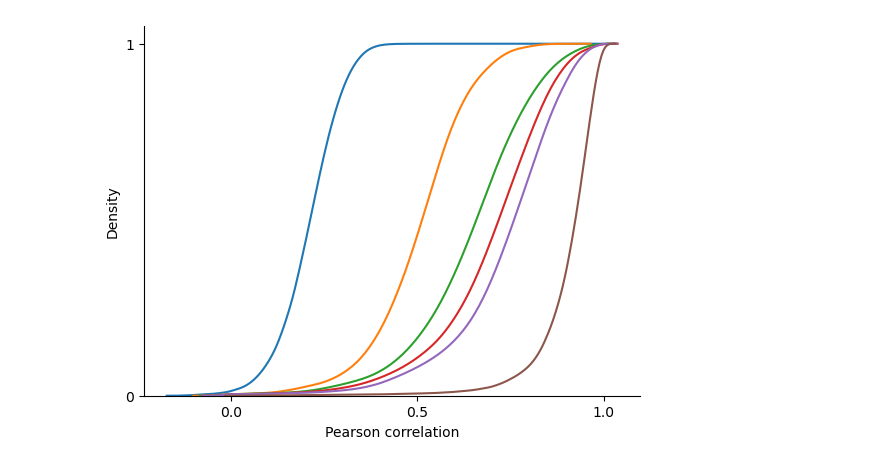
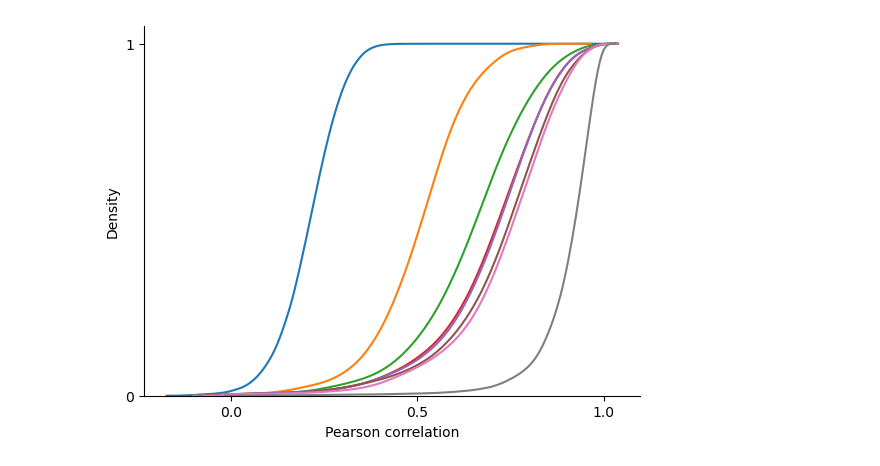
Before and after one commit to Danko-Lab/clipnet_ablation, a Jupyter notebook: evaluation_metrics/ensemble_predictions_fixed.ipynb, the cells around one changed output. Saved outputs shown, nothing was run; the diff lists cells and outputs as text; code cells hidden in the pictures.

```diff
--- a/evaluation_metrics/ensemble_predictions_fixed.ipynb
+++ b/evaluation_metrics/ensemble_predictions_fixed.ipynb
@@ -64,6 +64,4 @@ full_pearson = pd.read_csv(
 )
 
 # Subsample
-subsample_pearson = pd.read_csv(
-    os.path.join("subsample_run_0_track_corr.csv.gz"), index_col=0
-).T
+subsample_pearson = pd.read_csv("subsample_run_0_track_corr.csv.gz", index_col=0)
@@ -86,29 +68,30 @@ replicate_corr
 # %%
-# Plot cdfs of pearson correlations (not used in paper, but here for completion's sake)
+# Plot cdfs of pearson correlations
 
 fig, d = plt.subplots()
 sns.kdeplot(list(mean_predictor_corr.mean(axis=0)) + [1], cumulative=True)
-sns.kdeplot(subsample_pearson[0], cumulative=True)
-sns.kdeplot(subsample_pearson[1], cumulative=True)
-sns.kdeplot(subsample_pearson[2], cumulative=True)
-#sns.kdeplot(subsample_pearson[3], cumulative=True)
+sns.kdeplot(subsample_pearson.iloc[:, 0], cumulative=True)
+sns.kdeplot(subsample_pearson.iloc[:, 1], cumulative=True)
+sns.kdeplot(subsample_pearson.iloc[:, 2], cumulative=True)
+sns.kdeplot(subsample_pearson.iloc[:, 3], cumulative=True)
+sns.kdeplot(subsample_pearson.iloc[:, 4], cumulative=True)
 sns.kdeplot(full_pearson.values.reshape(-1), cumulative=True)
 sns.kdeplot(replicate_corr.values.reshape(-1), cumulative=True)
 
 #plt.axvline(np.nanmedian(mean_predictor_corr), 0, 1, color=colors[0], linestyle="--")
 #plt.axvline(np.nanmedian(subsample_pearson[0]), 0, 1, color=colors[1], linestyle="--")
 #plt.axvline(np.nanmedian(subsample_pearson[1]), 0, 1, color=colors[2], linestyle="--")
 #plt.axvline(np.nanmedian(subsample_pearson[2]), 0, 1, color=colors[3], linestyle="--")
 #plt.axvline(np.nanmedian(full_pearson), 0, 1, color=colors[4], linestyle="--")
 #plt.axvline(np.nanmedian(replicate_corr), 0, 1, color=colors[5], linestyle="--")
 
 d.set_yticks([0, 1])
 #d.set_yticklabels(["", ""])
 d.set_xticks([0, 0.5, 1])
 #d.set_xticklabels(["", "", ""])
 d.set_ylabel("Density")
 d.set_xlabel("Pearson correlation")
 sns.despine()
 plt.savefig("subsample_predictions_pearson_cdf.pdf")
 # %% [output]
-[figure, old version]
+[figure, new version]
```
Also changed, not shown: parts of 4 cells of this notebook, 4 other files.
